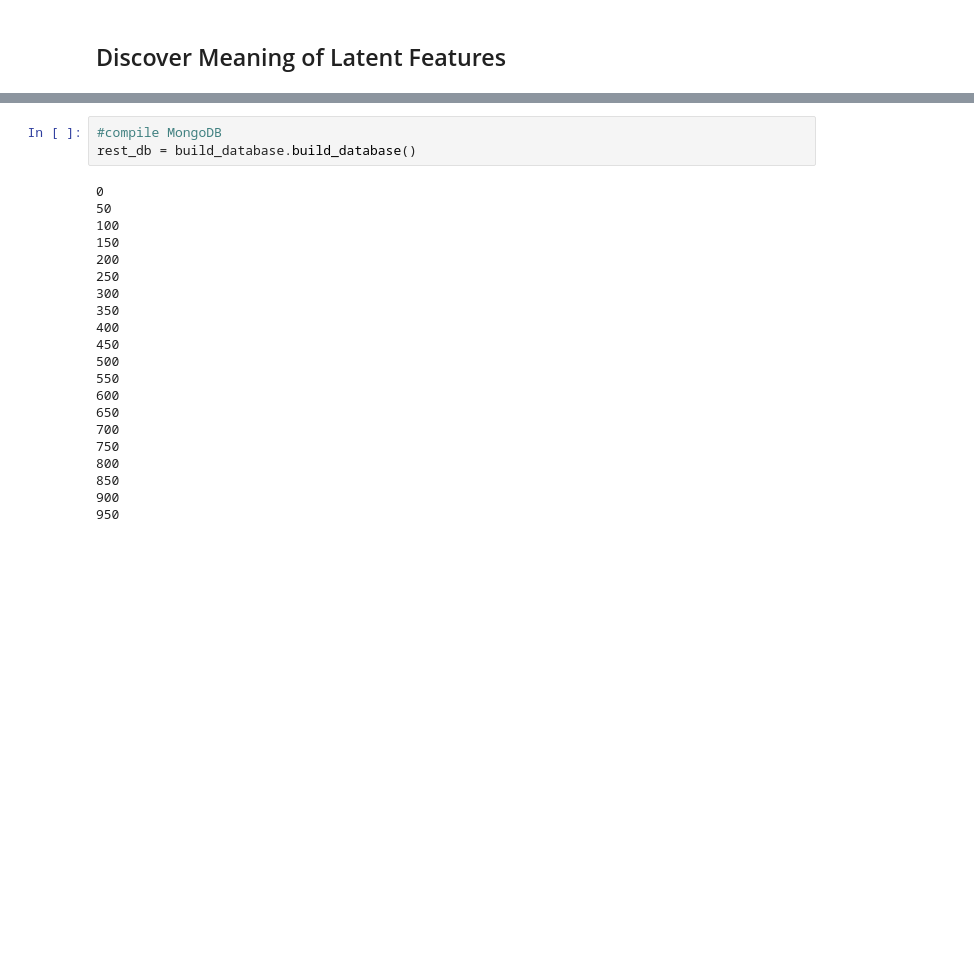
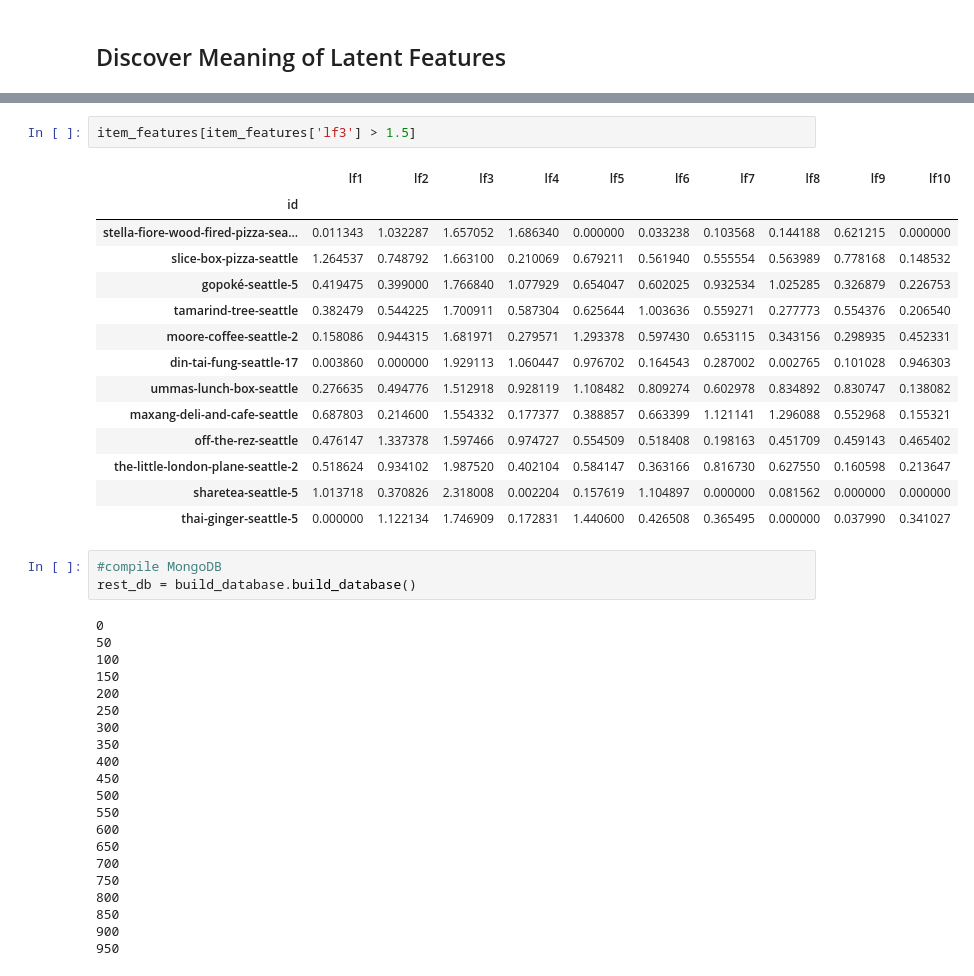
Before and after one commit to Gnishimura/We_Eat, a Jupyter notebook: a_to_z.ipynb, the cells around one changed output, grey strips where cells are left out. Drawn from its saved outputs; the diff is of its cells as text; blank space fills up the shorter version.

```diff
--- a/a_to_z.ipynb
+++ b/a_to_z.ipynb
@@ -329,3 +308,20 @@ recommend_for_two_users('nicole', 'gabe')
+# %%
+item_features[item_features['lf3'] > 1.5]
+# %% [output]
+|  | lf1 | lf2 | lf3 | lf4 | lf5 | lf6 | lf7 | lf8 | lf9 | lf10 |
+| id |  |  |  |  |  |  |  |  |  |  |
+| stella-fiore-wood-fired-pizza-sea... | 0.011343 | 1.032287 | 1.657052 | 1.686340 | 0.000000 | 0.033238 | 0.103568 | 0.144188 | 0.621215 | 0.000000 |
+| slice-box-pizza-seattle | 1.264537 | 0.748792 | 1.663100 | 0.210069 | 0.679211 | 0.561940 | 0.555554 | 0.563989 | 0.778168 | 0.148532 |
+| gopoké-seattle-5 | 0.419475 | 0.399000 | 1.766840 | 1.077929 | 0.654047 | 0.602025 | 0.932534 | 1.025285 | 0.326879 | 0.226753 |
+| tamarind-tree-seattle | 0.382479 | 0.544225 | 1.700911 | 0.587304 | 0.625644 | 1.003636 | 0.559271 | 0.277773 | 0.554376 | 0.206540 |
+| moore-coffee-seattle-2 | 0.158086 | 0.944315 | 1.681971 | 0.279571 | 1.293378 | 0.597430 | 0.653115 | 0.343156 | 0.298935 | 0.452331 |
+| din-tai-fung-seattle-17 | 0.003860 | 0.000000 | 1.929113 | 1.060447 | 0.976702 | 0.164543 | 0.287002 | 0.002765 | 0.101028 | 0.946303 |
+| ummas-lunch-box-seattle | 0.276635 | 0.494776 | 1.512918 | 0.928119 | 1.108482 | 0.809274 | 0.602978 | 0.834892 | 0.830747 | 0.138082 |
+| maxang-deli-and-cafe-seattle | 0.687803 | 0.214600 | 1.554332 | 0.177377 | 0.388857 | 0.663399 | 1.121141 | 1.296088 | 0.552968 | 0.155321 |
+| off-the-rez-seattle | 0.476147 | 1.337378 | 1.597466 | 0.974727 | 0.554509 | 0.518408 | 0.198163 | 0.451709 | 0.459143 | 0.465402 |
+| the-little-london-plane-seattle-2 | 0.518624 | 0.934102 | 1.987520 | 0.402104 | 0.584147 | 0.363166 | 0.816730 | 0.627550 | 0.160598 | 0.213647 |
+| sharetea-seattle-5 | 1.013718 | 0.370826 | 2.318008 | 0.002204 | 0.157619 | 1.104897 | 0.000000 | 0.081562 | 0.000000 | 0.000000 |
+| thai-ginger-seattle-5 | 0.000000 | 1.122134 | 1.746909 | 0.172831 | 1.440600 | 0.426508 | 0.365495 | 0.000000 | 0.037990 | 0.341027 |
 # %%
 #compile MongoDB
 rest_db = build_database.build_database()
```
Also changed, not shown: parts of 31 cells of this notebook.
